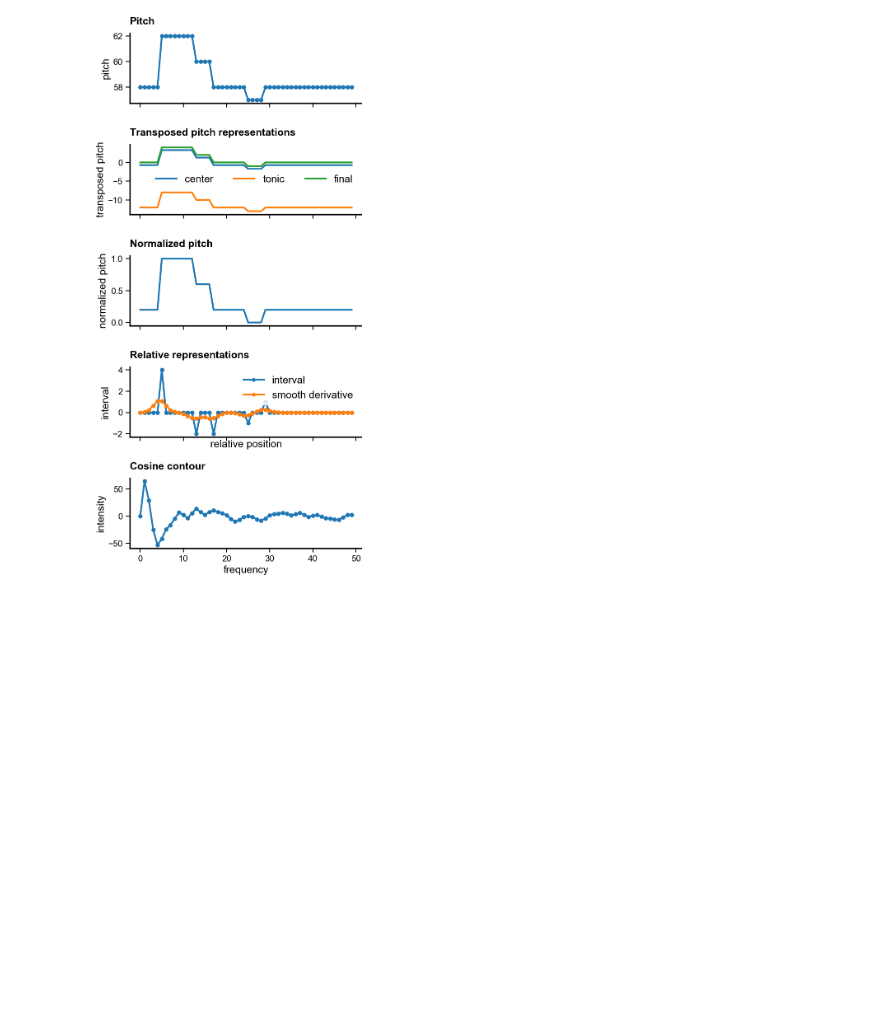
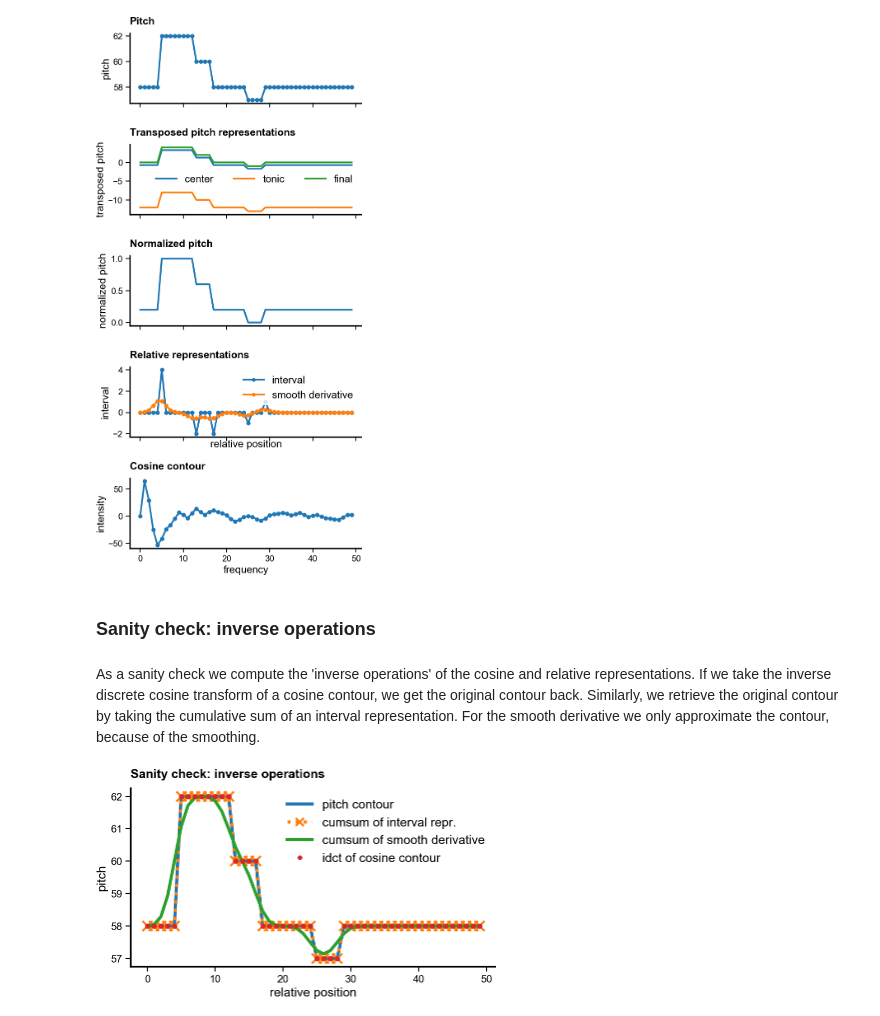
Before and after one commit to bacor/shapes-of-music, a Jupyter notebook: clean_notebooks/Contour representations.ipynb, the cells around one changed output. Saved outputs shown, nothing was run; the diff lists cells and outputs as text; code cells hidden in the pictures; blank space fills up the shorter version.

Commit message:
add inverse operations to visualization

```diff
--- a/clean_notebooks/Contour representations.ipynb
+++ b/clean_notebooks/Contour representations.ipynb
@@ -142,3 +142,8 @@ axs[2].set_xlabel(None)
 plt.savefig('../figures/fig-representations/all-representation.pdf')
 # %% [output]
 [figure]
+# %% [markdown]
+### Sanity check: inverse operations
+# %% [markdown]
+As a sanity check we compute the 'inverse operations' of the
+cosine and relative representations. If we take the inverse discrete cosine transform of a cosine contour, we get the original contour back. Similarly, we retrieve the original contour by taking the cumulative sum of an interval representation. For the smooth derivative we only approximate the contour, because of the smoothing.
@@ -144,0 +152,18 @@ plt.savefig('../figures/fig-representations/all-representation.pdf')
+# %%
+intervals = creighton.representation('interval')[contour_idx]
+smooth_int = creighton.representation('smooth_derivative')[contour_idx]
+cosine = creighton.representation('cosine')[contour_idx]
+pitches = creighton.representation('pitch')[contour_idx]
+
+plt.figure(figsize=cm2inch(8, 4))
+plt.plot(pitches, label='pitch contour')
+plt.plot(pitches[0] + np.cumsum(intervals), "x:", label='cumsum of interval repr.', ms=5)
+plt.plot(pitches[0] + np.cumsum(smooth_int), label='cumsum of smooth derivative')
+plt.plot(pitches.mean() + idct(cosine), '.', label='idct of cosine contour')
+
+plt.legend()
+plt.xlabel('relative position')
+plt.ylabel('pitch')
+title('Sanity check: inverse operations')
+# %% [output]
+[figure, added]
```
Also changed, not shown: parts of 2 cells of this notebook, 4 other files.
